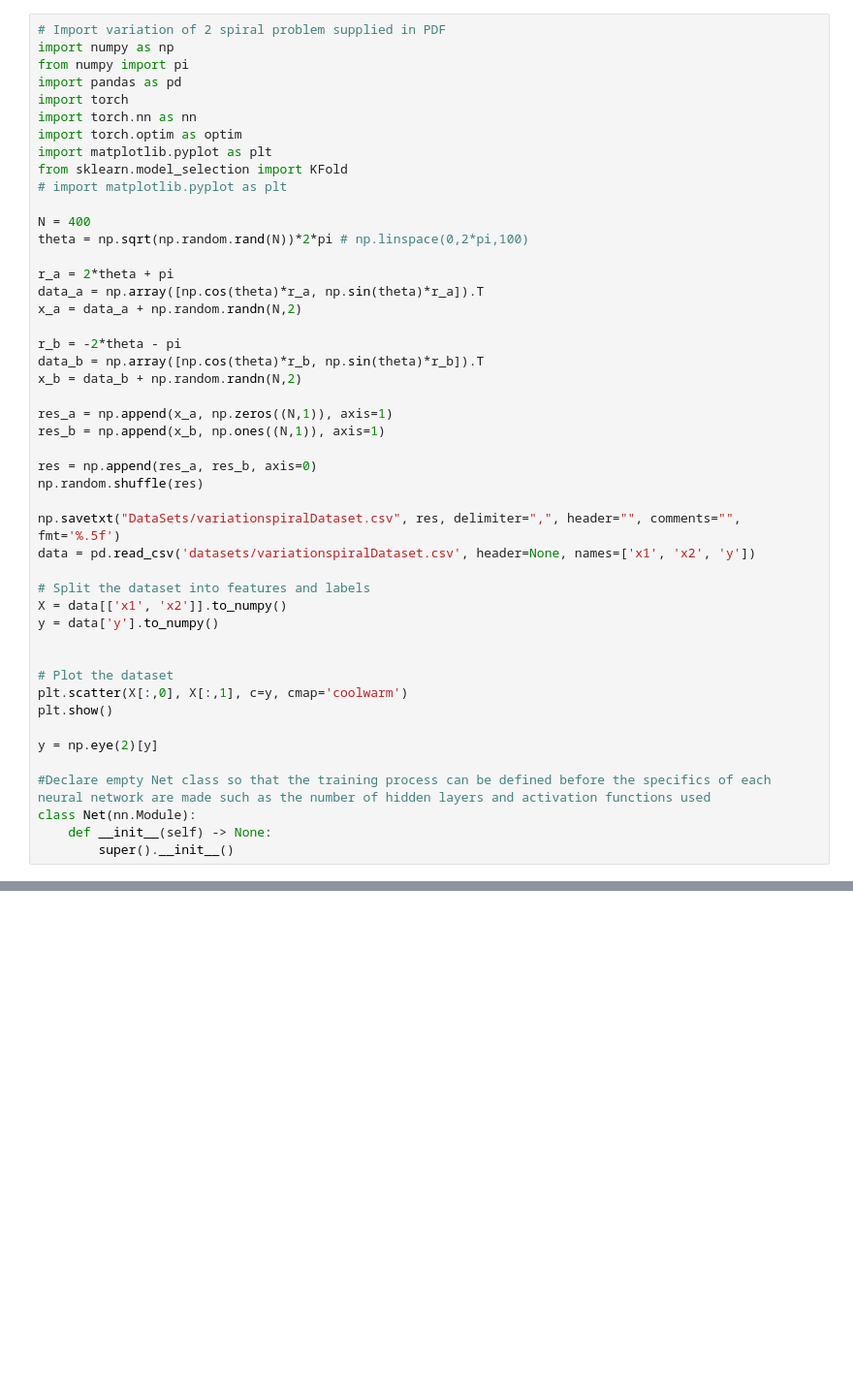
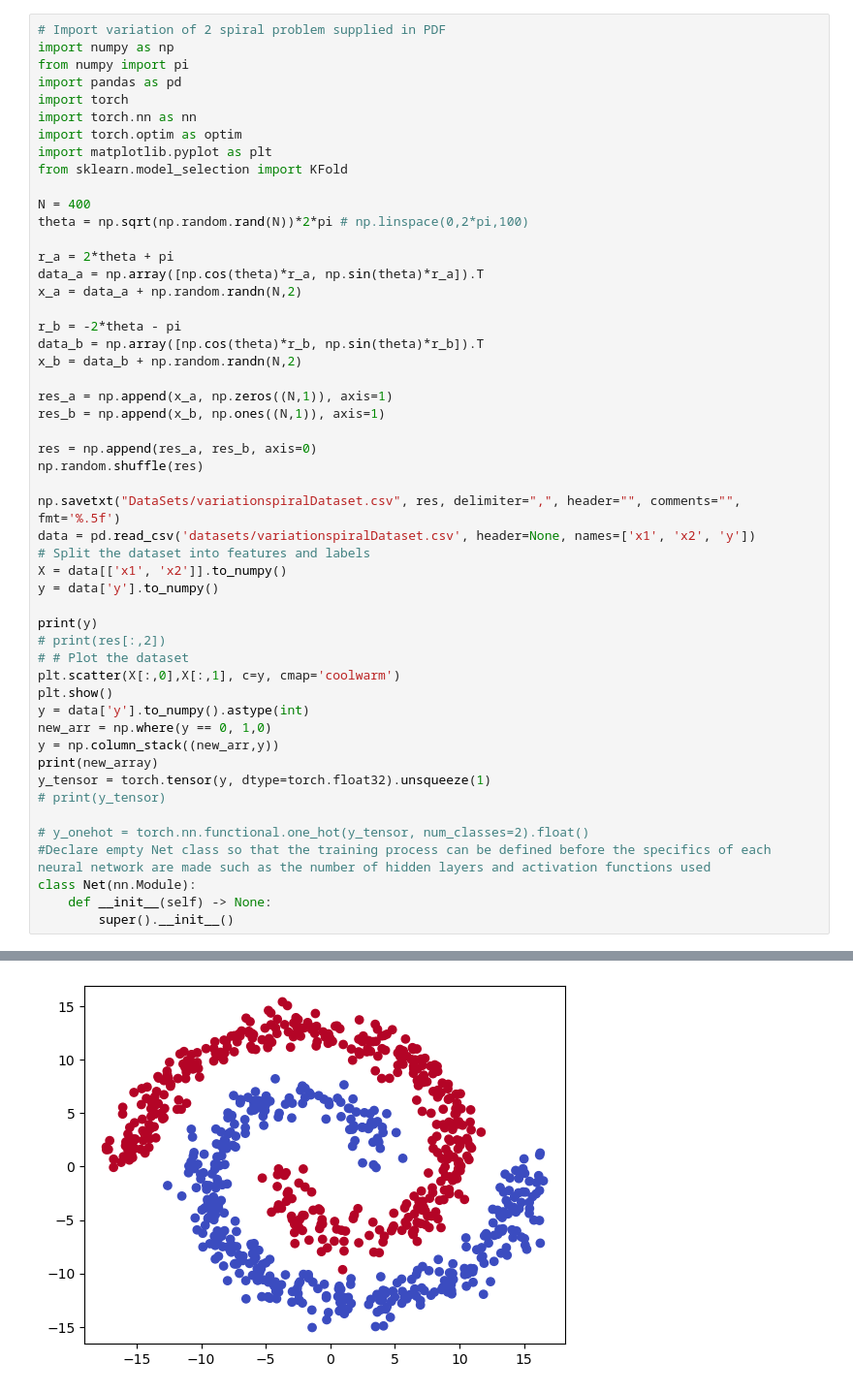
Before and after one commit to SebastianHadley/COMP3330A1, a Jupyter notebook: Question1B.ipynb, the cells around one changed output, grey strips where cells are left out. Shown: that part at 97% size. Saved outputs shown, nothing was run; the diff lists cells and outputs as text; blank space fills up the shorter version.

```diff
--- a/Question1B.ipynb
+++ b/Question1B.ipynb
@@ -8,7 +8,6 @@ import torch.nn as nn
 import torch.optim as optim
 import matplotlib.pyplot as plt
 from sklearn.model_selection import KFold
-# import matplotlib.pyplot as plt
 
 N = 400
 theta = np.sqrt(np.random.rand(N))*2*pi # np.linspace(0,2*pi,100)
@@ -29,18 +28,23 @@ np.random.shuffle(res)
 
 np.savetxt("DataSets/variationspiralDataset.csv", res, delimiter=",", header="", comments="", fmt='%.5f')
 data = pd.read_csv('datasets/variationspiralDataset.csv', header=None, names=['x1', 'x2', 'y'])
-
 # Split the dataset into features and labels
 X = data[['x1', 'x2']].to_numpy()
 y = data['y'].to_numpy()
 
+print(y)
+# print(res[:,2])
+# # Plot the dataset
+plt.scatter(X[:,0],X[:,1], c=y, cmap='coolwarm')
+plt.show()
+y = data['y'].to_numpy().astype(int)
+new_arr = np.where(y == 0, 1,0)
+y = np.column_stack((new_arr,y))
+print(new_array)
+y_tensor = torch.tensor(y, dtype=torch.float32).unsqueeze(1)
+# print(y_tensor)
 
-# Plot the dataset
-plt.scatter(X[:,0], X[:,1], c=y, cmap='coolwarm')
-plt.show()
-
-y = np.eye(2)[y]
-
+# y_onehot = torch.nn.functional.one_hot(y_tensor, num_classes=2).float()
 #Declare empty Net class so that the training process can be defined before the specifics of each neural network are made such as the number of hidden layers and activation functions used
 class Net(nn.Module):
     def __init__(self) -> None:
@@ -49,0 +70 @@ InvalidIndexError: (slice(None, None, None), 0)
+[figure, added]
```
Also changed, not shown: parts of 4 cells of this notebook, 7 other files.
